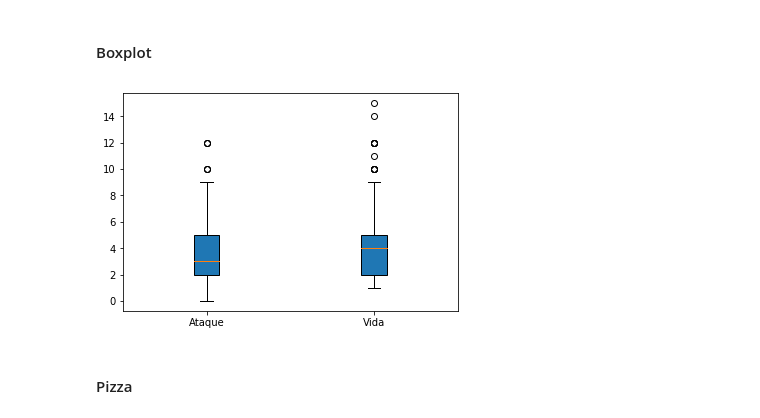
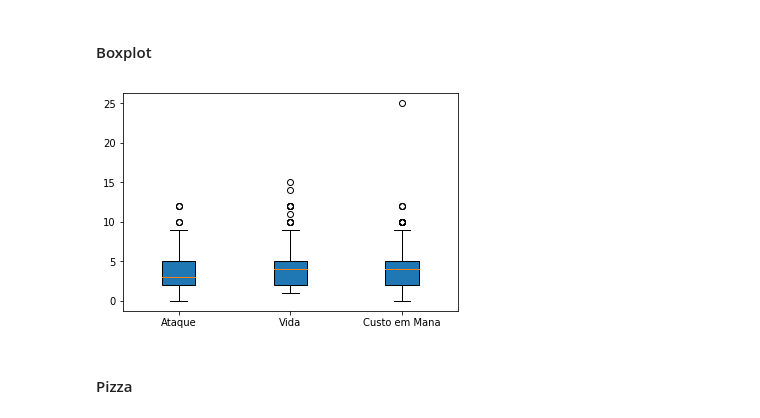
Before and after one commit to xdot2012/hearthstone_card_prediction, a Jupyter notebook: DataScience/Main.ipynb, the cells around one changed output. Drawn from its saved outputs; the diff is of its cells as text; code cells hidden in the pictures.

```diff
--- a/DataScience/Main.ipynb
+++ b/DataScience/Main.ipynb
@@ -358,9 +262,9 @@ plt.show()
 # %% [markdown]
 <h4>Boxplot</h4>
 # %%
-box_card_info = plt.boxplot([monster_cards['attack'], monster_cards['health']], labels=['Ataque', 'Vida'], patch_artist=True)
+box_card_info = plt.boxplot([monster_cards['attack'], monster_cards['health'], monster_cards['cost']], labels=['Ataque', 'Vida', 'Custo em Mana'], patch_artist=True)
 # %% [output]
-[figure, old version]
+[figure, new version]
 # %% [markdown]
 <h4>Pizza</h4>
 # %%
```
Also changed, not shown: parts of 19 cells of this notebook.
